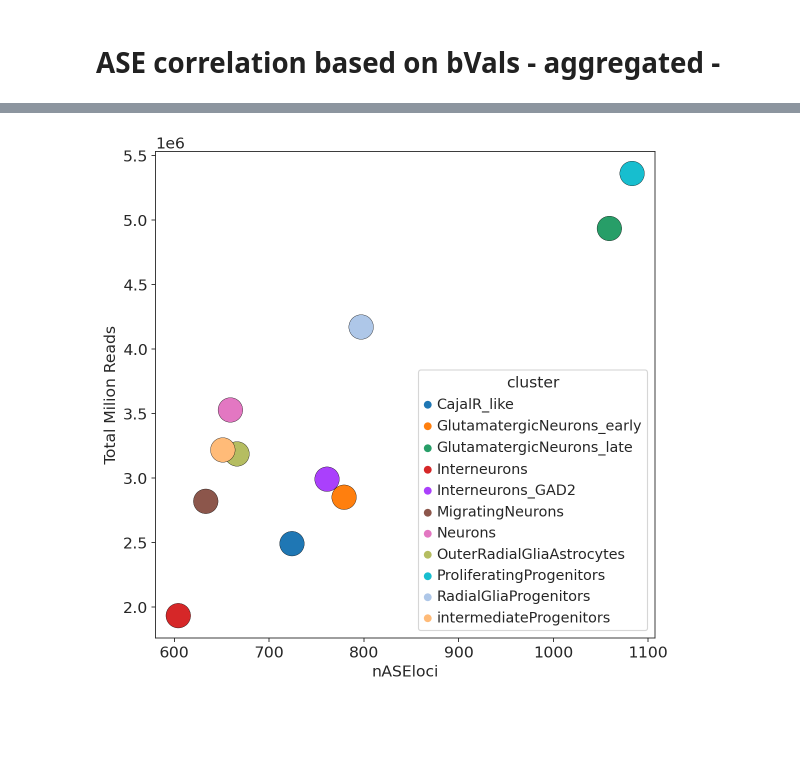
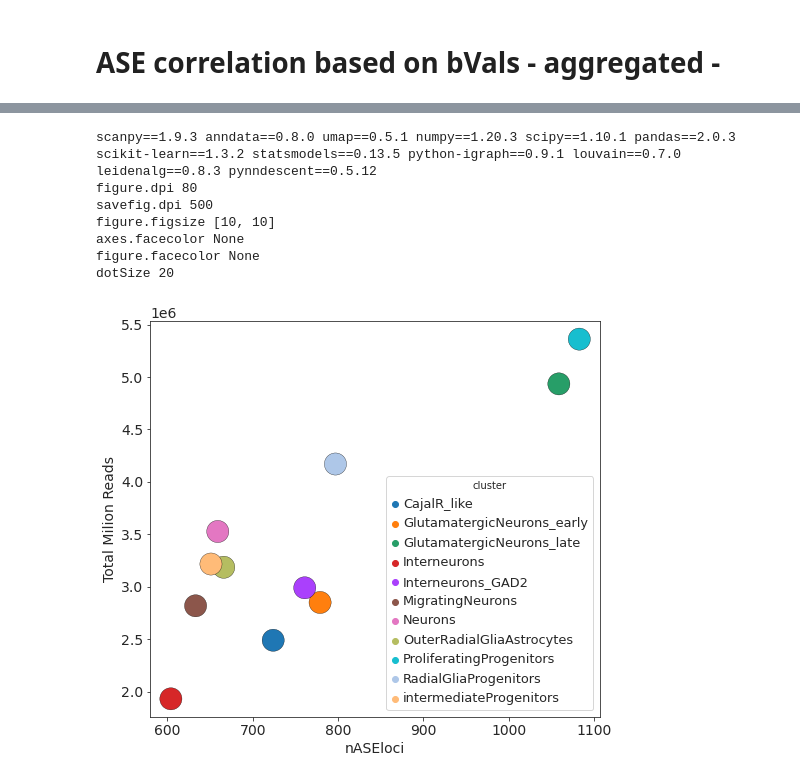
Before and after one commit to GiuseppeTestaLab/organoidMultiplexing_release, a Jupyter notebook: 04_AllelSpecificExpression/13.2_ASE_explo.ipynb, the cells around one changed output, grey strips where cells are left out. Saved outputs shown, nothing was run; the diff lists cells and outputs as text; code cells hidden in the pictures; blank space fills up the shorter version.

```diff
--- a/04_AllelSpecificExpression/13.2_ASE_explo.ipynb
+++ b/04_AllelSpecificExpression/13.2_ASE_explo.ipynb
@@ -32,0 +33,12 @@ scanpy==1.8.0 anndata==0.8.0 umap==0.4.6 numpy==1.22.2 scipy==1.6.2 pandas==1.2.
+# %%
+sc.settings.verbosity = 3
+sc.logging.print_header()
+nprocs=4
+np.random.seed(0)
+with open("../data/resources/rcParams.yaml") as f:
+    rcParamsDict = yaml.full_load(f)
+    for k in rcParamsDict["rcParams"]:
+        print("{} {}".format(k,rcParamsDict["rcParams"][k]))
+        plt.rcParams[k] = rcParamsDict["rcParams"][k]
+    for k1 in set(list(rcParamsDict)).difference(set(["rcParams"])):
+        print("{} {}".format(k1,rcParamsDict[k1]))
@@ -282,32 +332,52 @@ Corrected FDR < 0.05 : 633
+# %%
+sc.settings.verbosity = 3
+sc.logging.print_header()
+nprocs=4
+np.random.seed(0)
+with open("../data/resources/rcParams.yaml") as f:
+    rcParamsDict = yaml.full_load(f)
+    for k in rcParamsDict["rcParams"]:
+        print("{} {}".format(k,rcParamsDict["rcParams"][k]))
+        plt.rcParams[k] = rcParamsDict["rcParams"][k]
+    for k1 in set(list(rcParamsDict)).difference(set(["rcParams"])):
+        print("{} {}".format(k1,rcParamsDict[k1]))
+# %% [output]
+scanpy==1.9.3 anndata==0.8.0 umap==0.5.1 numpy==1.20.3 scipy==1.10.1 pandas==2.0.3 scikit-learn==1.3.2 statsmodels==0.13.5 python-igraph==0.9.1 louvain==0.7.0 leidenalg==0.8.3 pynndescent==0.5.12
+figure.dpi 80
+savefig.dpi 500
+figure.figsize [10, 10]
+axes.facecolor None
+figure.facecolor None
+dotSize 20
 # %%
 aseByCluster = ASE[ASE.Significant].groupby("celltype").size().to_frame("nASEloci")
-sns.set_style("ticks")
 cattedSums = []
 
 for cl in varAdata.obs["leidenAnnotated"].unique():
 
     tmpAdata = varAdata[varAdata.obs["leidenAnnotated"] == cl]
 
     SumCounts = tmpAdata.layers["RefReads"] + tmpAdata.layers["AltReads"]
 
     cattedSums.append(SumCounts.data.sum())
 
 ReadsByCluster =  pd.DataFrame({"Total Milion Reads":cattedSums},
                                index = varAdata.obs["leidenAnnotated"].unique()
                                )
 
 
 ase_coverage_ByCluster = pd.concat([aseByCluster,ReadsByCluster], axis = 1)
 ase_coverage_ByCluster["cluster"] = ase_coverage_ByCluster.index
 ase_coverage_ByCluster
 
 
+fig, ax = plt.subplots(figsize=(8, 7))
 
 pylab.rcParams['figure.figsize'] = (8, 8)
 
 #sns.regplot(x='nASEloci', y='Total Milion Reads', data=ase_coverage_ByCluster, )
 fig = sns.scatterplot(x='nASEloci', y='Total Milion Reads', data=ase_coverage_ByCluster, hue="cluster", s=490,edgecolor='black', linewidth=.3)
 fig.get_figure().savefig(figDir+"/ASEgByCoverage.svg")
 # %% [output]
-[figure, old version]
+[figure, new version]
 # %%
```
Also changed, not shown: parts of 10 cells of this notebook, 15 other files.
